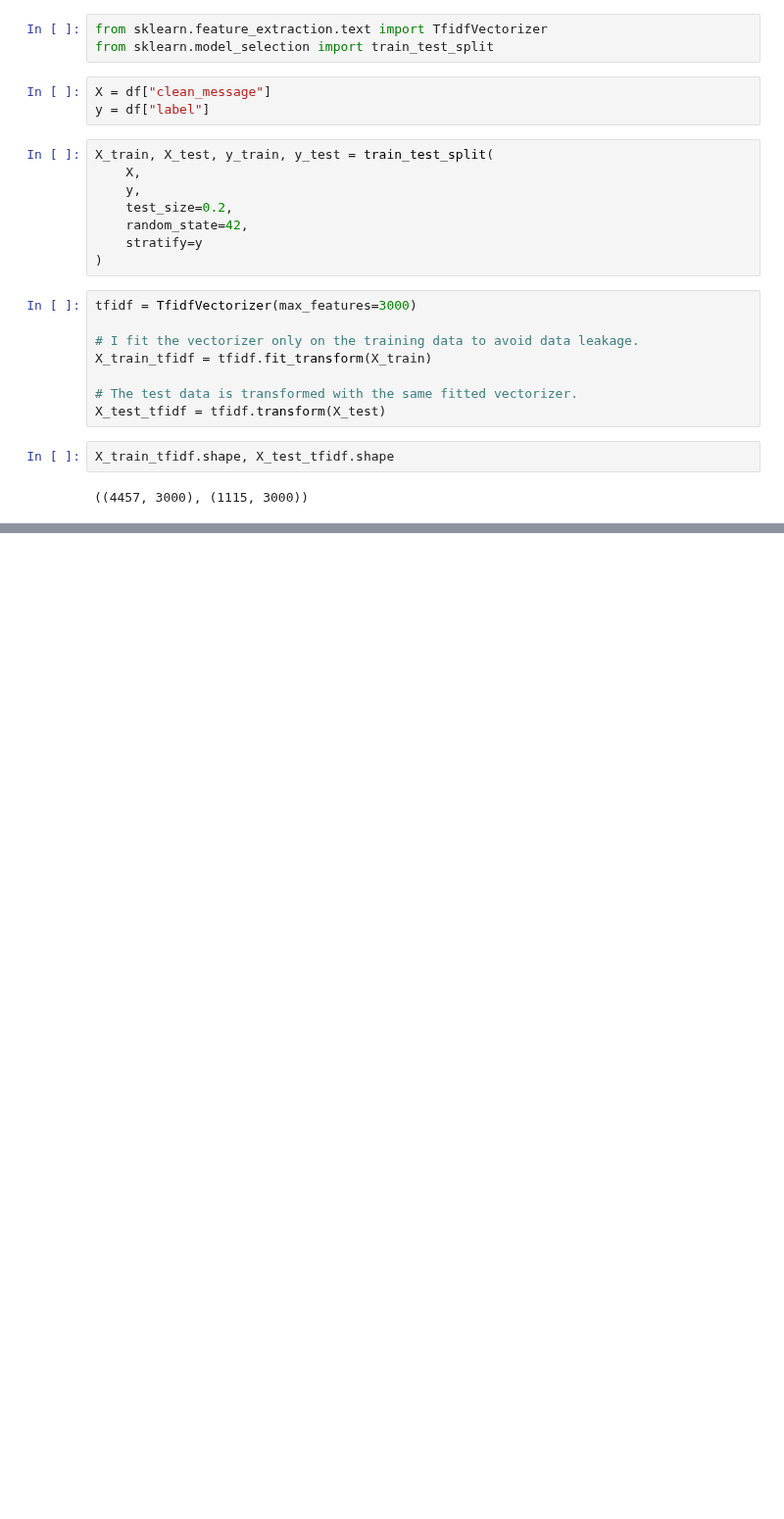
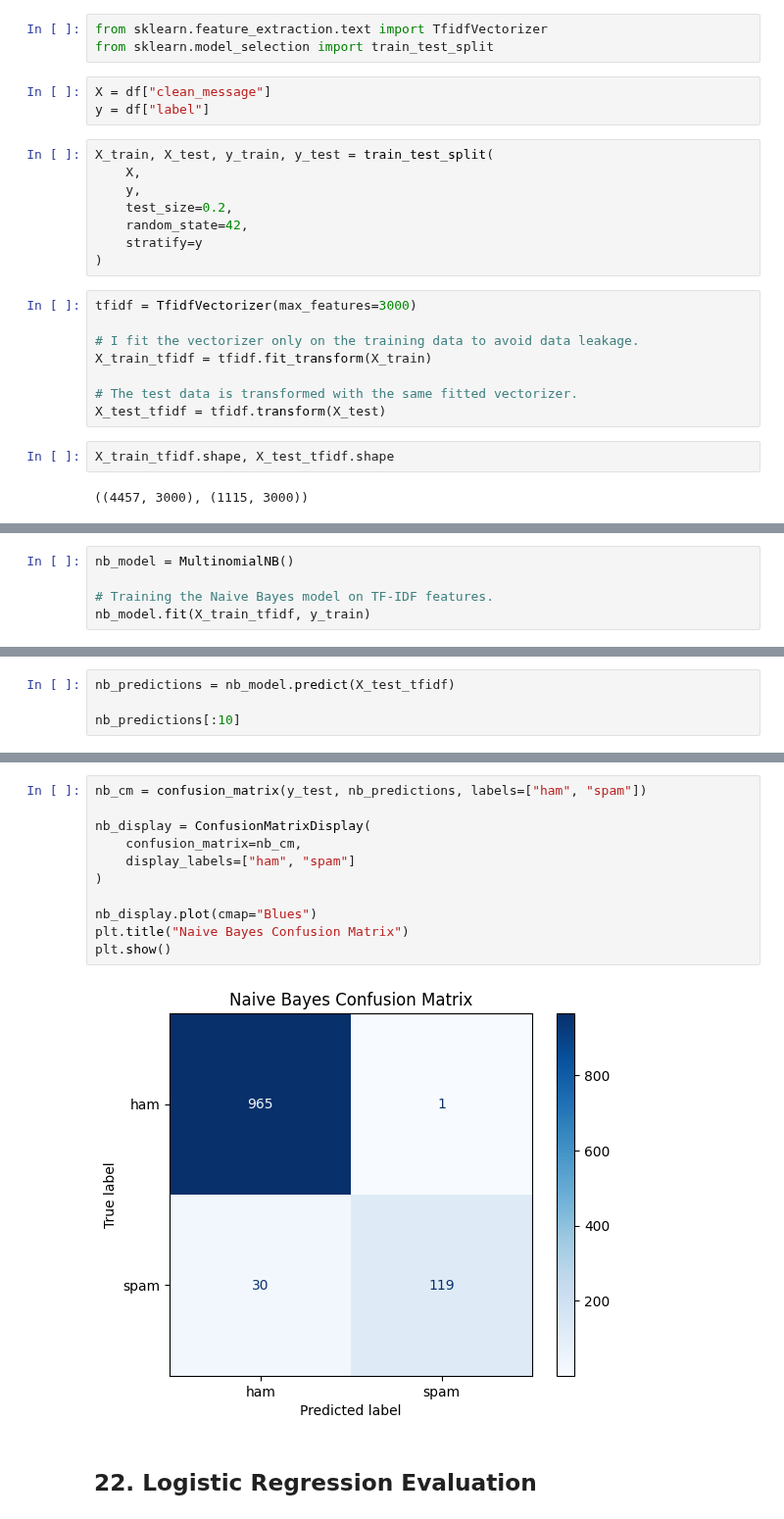
Before and after one commit to akshin777mansurov/spam-email-detector, a Jupyter notebook: Spam_Email_Detector.ipynb, the cells around one changed output, grey strips where cells are left out. Shown at 98% size. Drawn from its saved outputs; the diff is of its cells as text; blank space fills up the shorter version.

Commit message:
Model training - Naive Bayes and Logistic Regression , Evaluation - precision recall metrics

```diff
--- a/Spam_Email_Detector.ipynb
+++ b/Spam_Email_Detector.ipynb
@@ -333,0 +350,5 @@ X_train_tfidf.shape, X_test_tfidf.shape
+# %%
+nb_model = MultinomialNB()
+
+# Training the Naive Bayes model on TF-IDF features.
+nb_model.fit(X_train_tfidf, y_train)
@@ -333,0 +357,4 @@ X_train_tfidf.shape, X_test_tfidf.shape
+# %%
+nb_predictions = nb_model.predict(X_test_tfidf)
+
+nb_predictions[:10]
@@ -333,0 +414,15 @@ X_train_tfidf.shape, X_test_tfidf.shape
+# %%
+nb_cm = confusion_matrix(y_test, nb_predictions, labels=["ham", "spam"])
+
+nb_display = ConfusionMatrixDisplay(
+    confusion_matrix=nb_cm,
+    display_labels=["ham", "spam"]
+)
+
+nb_display.plot(cmap="Blues")
+plt.title("Naive Bayes Confusion Matrix")
+plt.show()
+# %% [output]
+[figure, added]
+# %% [markdown]
+## 22. Logistic Regression Evaluation
```
Also changed, not shown: parts of 16 cells of this notebook.
